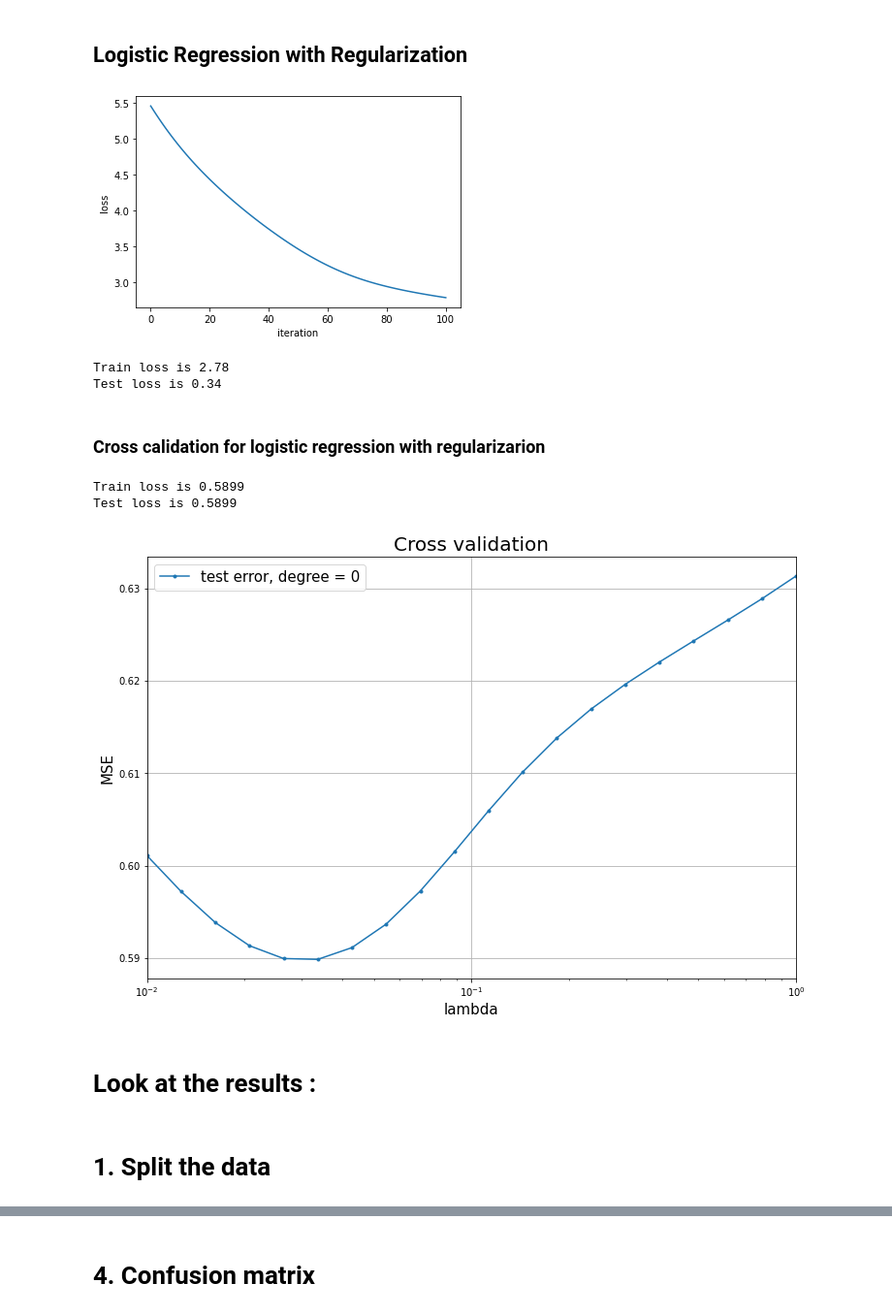
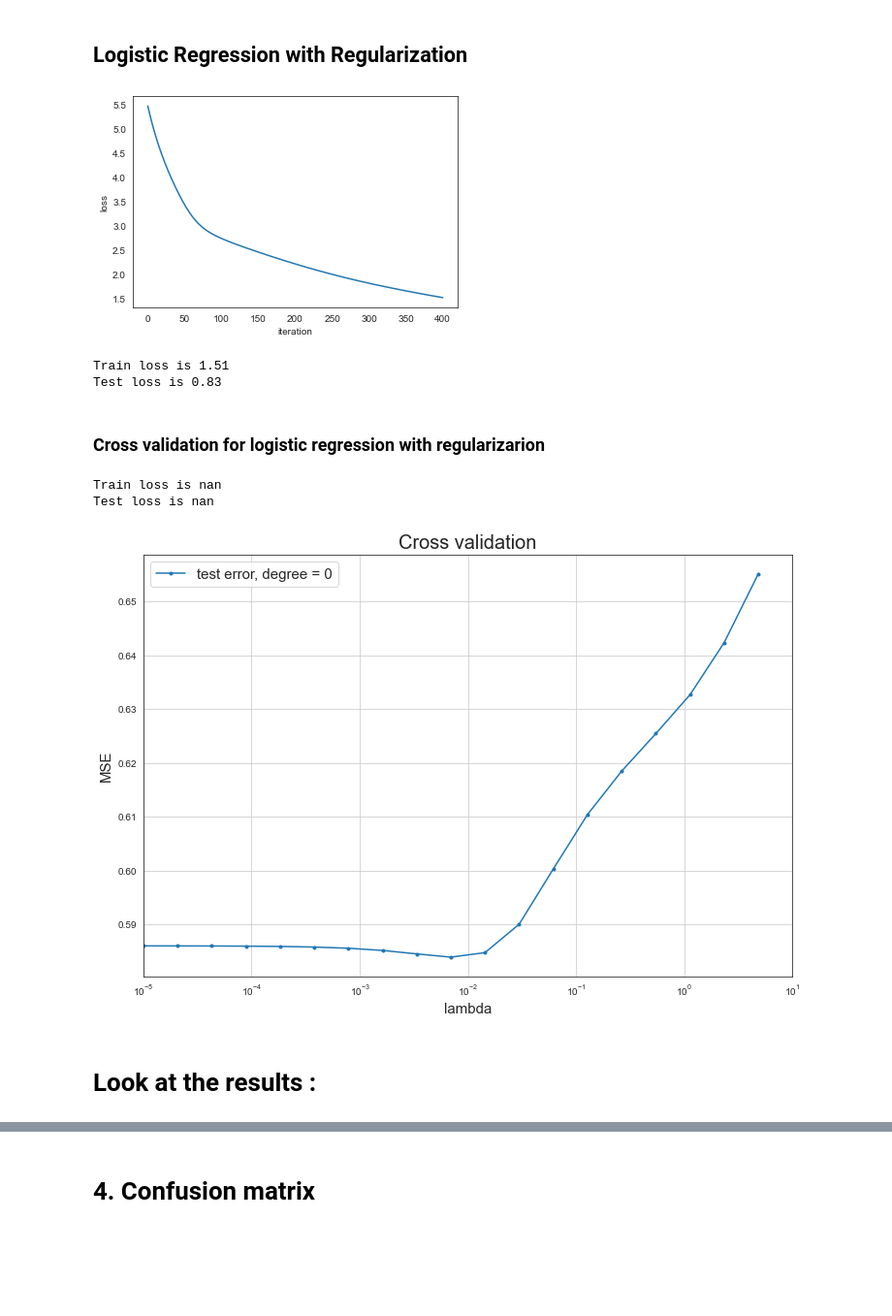
Before and after one commit to SonyaBlinova/ml-project-1-SES, a Jupyter notebook: project1.ipynb, the cells around one changed output, grey strips where cells are left out. Shown: that part at 97% size. Cells and saved outputs as stored; diff of their text form; code cells hidden in the pictures; blank space fills up the shorter version.

```diff
--- a/project1.ipynb
+++ b/project1.ipynb
@@ -108,7 +176,7 @@ Test loss is 0.3373
 # %% [markdown]
 ## Ridge regression
 # %%
-w, loss = ridge_regression(y, tx, lambda_=1e-5)
+w, loss = ridge_regression(y, tx, lambda_=1e-4)
 test_loss = compute_mse(y_test, x_test, w)
 print("Train loss is {:.4f}".format(loss))
 print("Test loss is {:.4f}".format(test_loss))
@@ -220,37 +287,36 @@ Test loss is 0.5669
 # %% [markdown]
 ## Logistic Regression with Regularization
 # %%
-max_iters = 100
+max_iters = 400
 gamma = 0.01
 initial_w = np.ones((x_train.shape[1]))
-lambda_ = 1e-4
+lambda_ = 1e-2
 
-w, loss = reg_logistic_regression(y_train, x_train, lambda_, initial_w, max_iters, gamma, plot_loss = True)
+w_log, loss = reg_logistic_regression(y_train, x_train, lambda_, initial_w, max_iters, gamma, plot_loss = True)
+test_loss = compute_mse(y_test, x_test, w)
 print("Train loss is {:.2f}".format(loss))
 print("Test loss is {:.2f}".format(test_loss))
 # %% [output]
-[figure, old version]
+[figure, new version]
-Train loss is 2.78
-Test loss is 0.34
+Train loss is 1.51
+Test loss is 0.83
 # %% [markdown]
-### Cross calidation for logistic regression with regularizarion
+### Cross validation for logistic regression with regularizarion
 # %%
 # parameters setting
 type_ = 'RLR'
-bd_left = -2
-bd_right = 0
-max_iters = 100
+bd_left = -5
+bd_right = 1
+max_iters = 200
 gammas = 0.1
 # grid for hyperparameters
 lambdas = np.logspace(bd_left, bd_right, 20)
 degrees = np.arange(1)
 cross_validation_demo(type_=type_, y=y, tx=tx, bd_left=bd_left, bd_right=bd_right, lambdas=lambdas, degrees=degrees, max_iters=max_iters, gammas=gammas, seed=seed)
 # %% [output]
-Train loss is 0.5899
-Test loss is 0.5899
+Train loss is nan
+Test loss is nan
-[figure, old version]
+[figure, new version]
 # %% [markdown]
 # Look at the results :
-# %% [markdown]
-# 1. Split the data
 # %%
```
Also changed, not shown: parts of 16 cells of this notebook.
